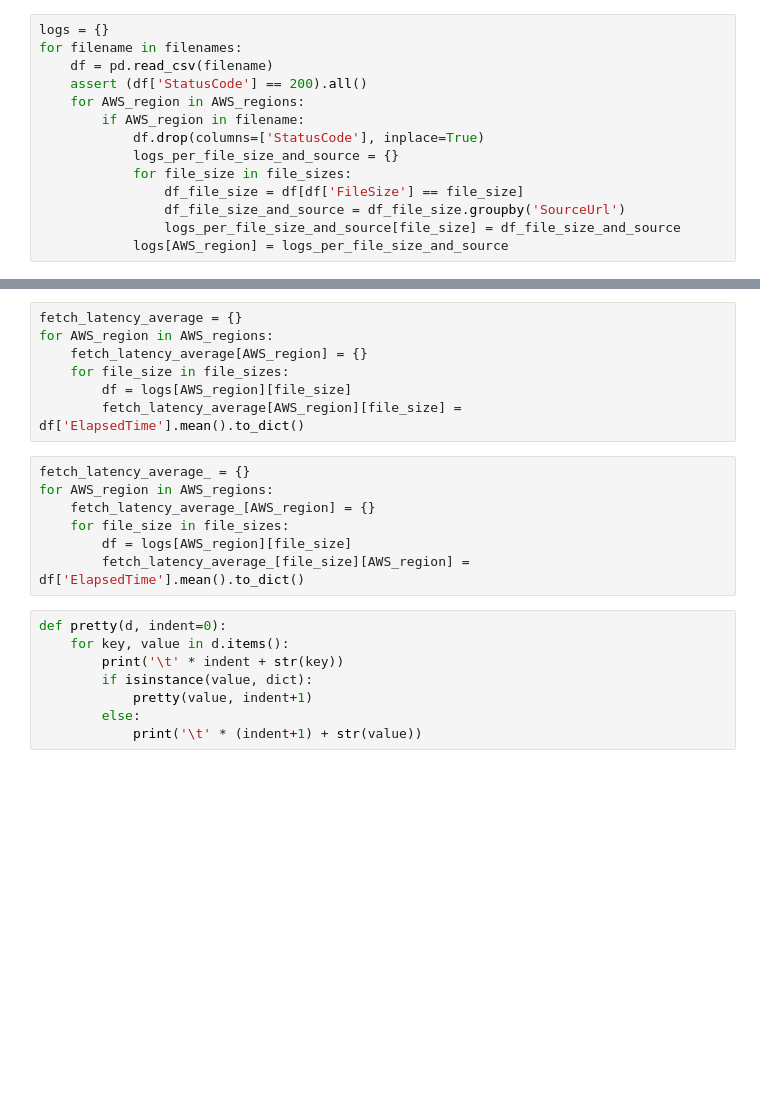
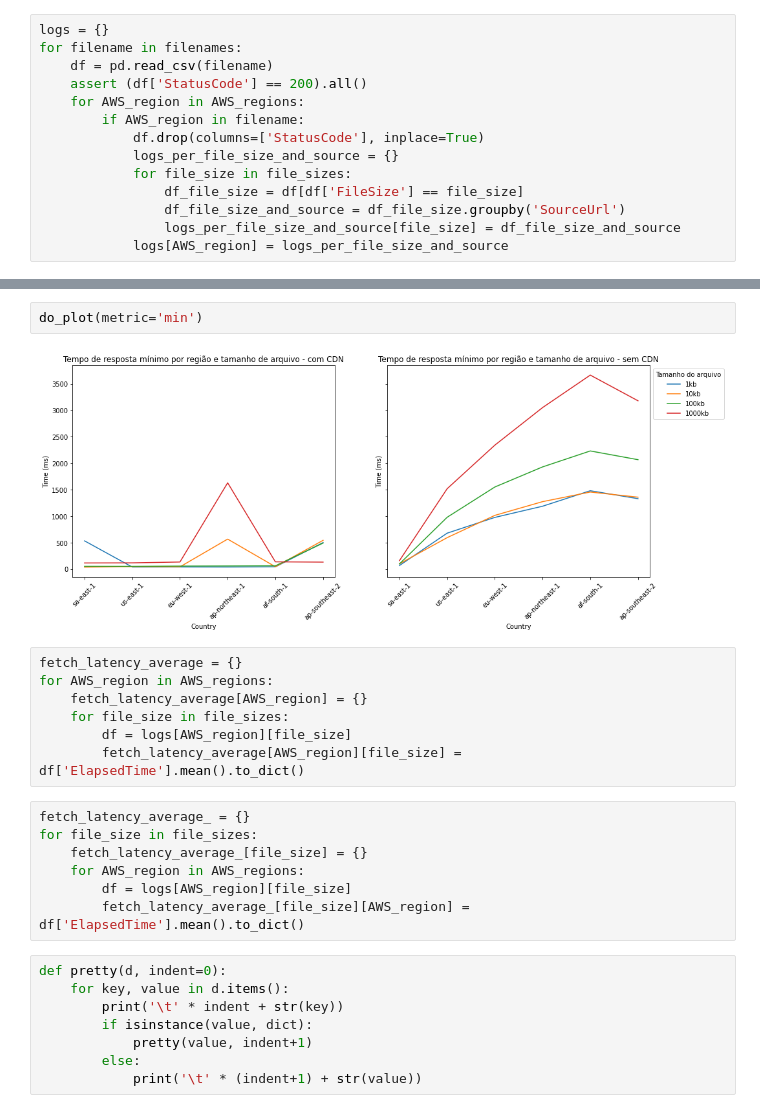
Before and after one commit to gpspelle/cdk-s3-cdn-experiment, a Jupyter notebook: utils/data_preproc.ipynb, the cells around one changed output, grey strips where cells are left out. Cells and saved outputs as stored; diff of their text form; blank space fills up the shorter version.

```diff
--- a/utils/data_preproc.ipynb
+++ b/utils/data_preproc.ipynb
@@ -144,3 +151,7 @@ for AWS_region in AWS_regions:
+# %%
+do_plot(metric='min')
+# %% [output]
+[figure, added]
 # %%
 fetch_latency_average = {}
 for AWS_region in AWS_regions:
@@ -150,9 +161,9 @@ for AWS_region in AWS_regions:
         fetch_latency_average[AWS_region][file_size] = df['ElapsedTime'].mean().to_dict()
 # %%
 fetch_latency_average_ = {}
-for AWS_region in AWS_regions:
-    fetch_latency_average_[AWS_region] = {}
-    for file_size in file_sizes:
+for file_size in file_sizes:
+    fetch_latency_average_[file_size] = {}
+    for AWS_region in AWS_regions:
         df = logs[AWS_region][file_size]
         fetch_latency_average_[file_size][AWS_region] = df['ElapsedTime'].mean().to_dict()
 # %%
```
Also changed, not shown: parts of 8 cells of this notebook.
